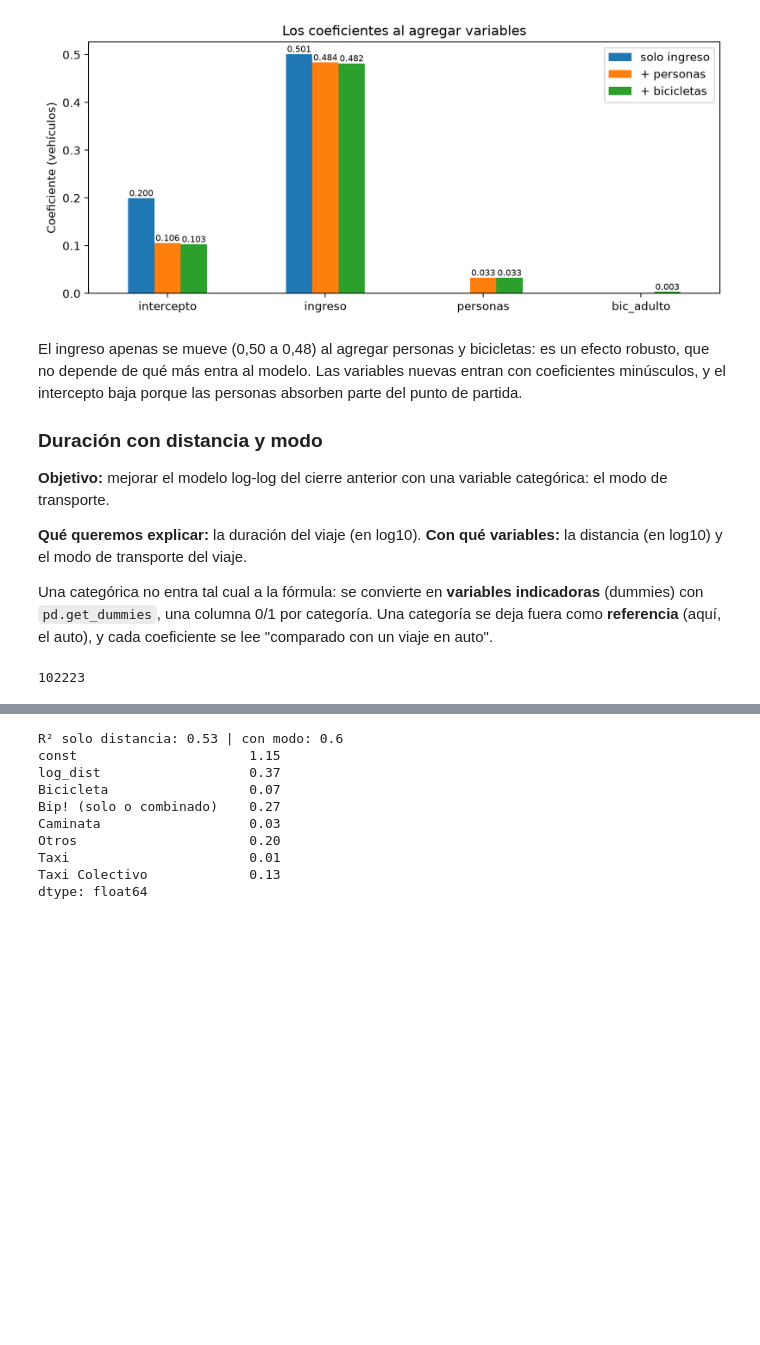
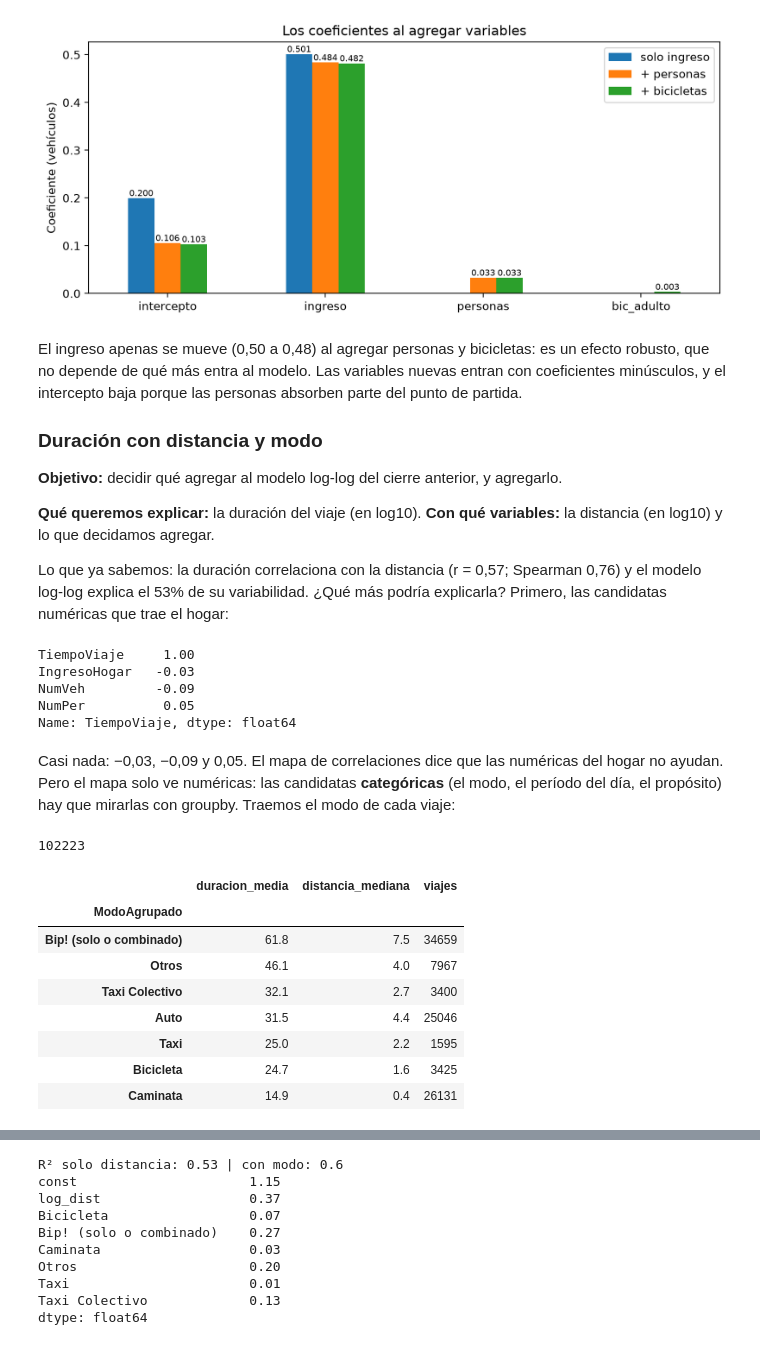
Before and after one commit to daniopitz/diplomado-cdd, a Jupyter notebook: 04_regresion_multiple.ipynb, the cells around one changed output, grey strips where cells are left out. Saved outputs shown, nothing was run; the diff lists cells and outputs as text; code cells hidden in the pictures; blank space fills up the shorter version.

```diff
--- a/04_regresion_multiple.ipynb
+++ b/04_regresion_multiple.ipynb
@@ -595,11 +595,23 @@ El ingreso apenas se mueve (0,50 a 0,48) al agregar personas y bicicletas: es un
 
 ### Duración con distancia y modo
 
-**Objetivo:** mejorar el modelo log-log del cierre anterior con una variable categórica: el modo de transporte.
+**Objetivo:** decidir qué agregar al modelo log-log del cierre anterior, y agregarlo.
 
-**Qué queremos explicar:** la duración del viaje (en log10). **Con qué variables:** la distancia (en log10) y el modo de transporte del viaje.
+**Qué queremos explicar:** la duración del viaje (en log10). **Con qué variables:** la distancia (en log10) y lo que decidamos agregar.
 
-Una categórica no entra tal cual a la fórmula: se convierte en **variables indicadoras** (dummies) con `pd.get_dummies`, una columna 0/1 por categoría. Una categoría se deja fuera como **referencia** (aquí, el auto), y cada coeficiente se lee "comparado con un viaje en auto".
+Lo que ya sabemos: la duración correlaciona con la distancia (r = 0,57; Spearman 0,76) y el modelo log-log explica el 53% de su variabilidad. ¿Qué más podría explicarla? Primero, las candidatas numéricas que trae el hogar:
+# %%
+# Candidatas numéricas del hogar: ¿correlacionan con la duración?
+ll_hogar = ll.merge(hogares[["Hogar", "IngresoHogar", "NumVeh", "NumPer"]], on="Hogar")
+ll_hogar[["TiempoViaje", "IngresoHogar", "NumVeh", "NumPer"]].corr().round(2).loc["TiempoViaje"]
+# %% [output]
+TiempoViaje     1.00
+IngresoHogar   -0.03
+NumVeh         -0.09
+NumPer          0.05
+Name: TiempoViaje, dtype: float64
+# %% [markdown]
+Casi nada: −0,03, −0,09 y 0,05. El mapa de correlaciones dice que las numéricas del hogar no ayudan. Pero el mapa solo ve numéricas: las candidatas **categóricas** (el modo, el período del día, el propósito) hay que mirarlas con groupby. Traemos el modo de cada viaje:
 # %%
 # El modo de cada viaje, con los merges de la clase 3
 modo_por_viaje = pd.read_csv(BASE + "ViajesDifusion.csv", sep=";")
@@ -615,3 +627,20 @@ ll_modo["ModoAgrupado"] = ll_modo["NombreModo"].where(
 len(ll_modo)
 # %% [output]
 102223
+# %%
+# Por modo: duración media y distancia mediana
+ll_modo.groupby("ModoAgrupado").agg(
+    duracion_media=("TiempoViaje", "mean"),
+    distancia_mediana=("DistKm", "median"),
+    viajes=("TiempoViaje", "size"),
+).round(1).sort_values("duracion_media", ascending=False)
+# %% [output]
+|  | duracion_media | distancia_mediana | viajes |
+| ModoAgrupado |  |  |  |
+| Bip! (solo o combinado) | 61.8 | 7.5 | 34659 |
+| Otros | 46.1 | 4.0 | 7967 |
+| Taxi Colectivo | 32.1 | 2.7 | 3400 |
+| Auto | 31.5 | 4.4 | 25046 |
+| Taxi | 25.0 | 2.2 | 1595 |
+| Bicicleta | 24.7 | 1.6 | 3425 |
+| Caminata | 14.9 | 0.4 | 26131 |
```
Also changed, not shown: parts of 6 cells of this notebook, 3 other files.
